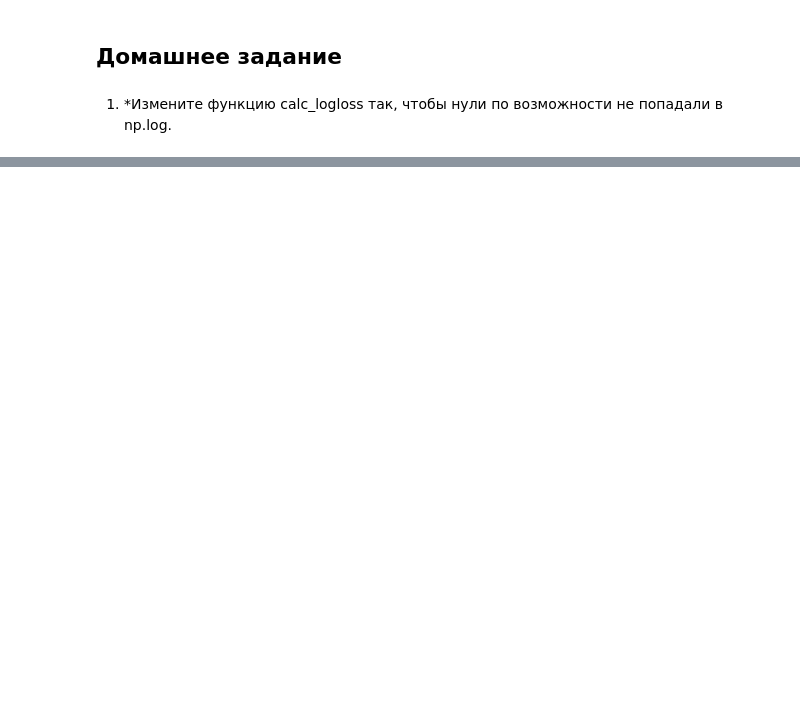
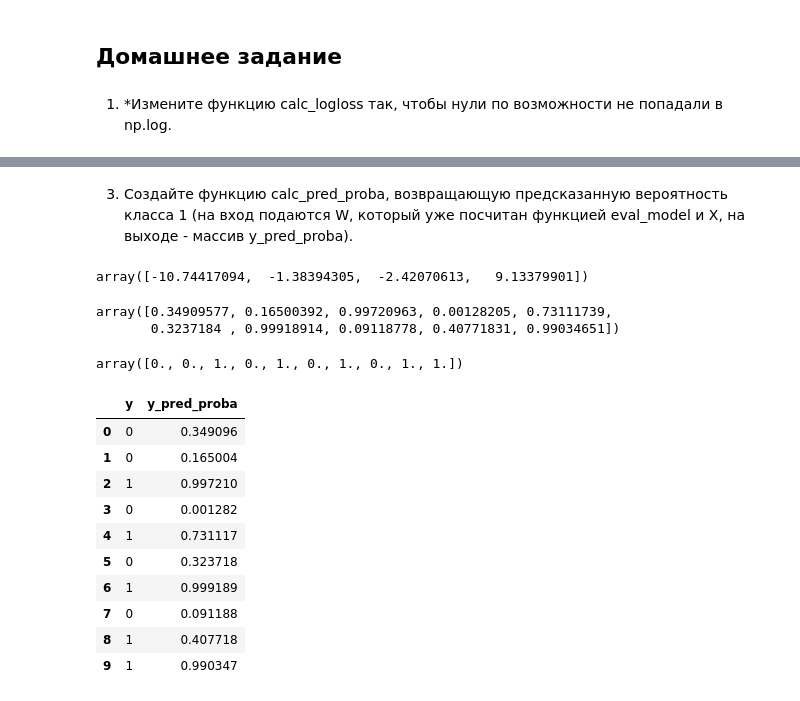
Before and after one commit to magadmmmv/-DataAnalysis, a Jupyter notebook: Lesson 3/Data_analysis_Lesson_3.ipynb, the cells around one changed output, grey strips where cells are left out. Drawn from its saved outputs; the diff is of its cells as text; code cells hidden in the pictures; blank space fills up the shorter version.

```diff
--- a/Lesson 3/Data_analysis_Lesson_3.ipynb
+++ b/Lesson 3/Data_analysis_Lesson_3.ipynb
@@ -137,0 +229,5 @@ calc_logloss(y1, y_pred1)
+# %% [markdown]
+3. Создайте функцию calc_pred_proba, возвращающую предсказанную вероятность класса 1 (на вход подаются W, который уже посчитан функцией eval_model и X, на выходе - массив y_pred_proba).
+# %%
+def calc_pred_proba(W, X):
+    return np.squeeze(sigmoid(np.dot(X, W)))
@@ -137,0 +236,14 @@ calc_logloss(y1, y_pred1)
+# %%
+W
+# %% [output]
+array([-10.74417094,  -1.38394305,  -2.42070613,   9.13379901])
+# %%
+y_pred_proba = calc_pred_proba(W, X_st)
+y_pred_proba
+# %% [output]
+array([0.34909577, 0.16500392, 0.99720963, 0.00128205, 0.73111739,
+       0.3237184 , 0.99918914, 0.09118778, 0.40771831, 0.99034651])
+# %%
+y
+# %% [output]
+array([0., 0., 1., 0., 1., 0., 1., 0., 1., 1.])
@@ -137,0 +252,15 @@ calc_logloss(y1, y_pred1)
+# %%
+d = {'y': y.astype('int'), 'y_pred_proba': y_pred_proba}
+pd.DataFrame(data=d)
+# %% [output]
+|  | y | y_pred_proba |
+| 0 | 0 | 0.349096 |
+| 1 | 0 | 0.165004 |
+| 2 | 1 | 0.997210 |
+| 3 | 0 | 0.001282 |
+| 4 | 1 | 0.731117 |
+| 5 | 0 | 0.323718 |
+| 6 | 1 | 0.999189 |
+| 7 | 0 | 0.091188 |
+| 8 | 1 | 0.407718 |
+| 9 | 1 | 0.990347 |
```
Also changed, not shown: parts of 37 cells of this notebook.
